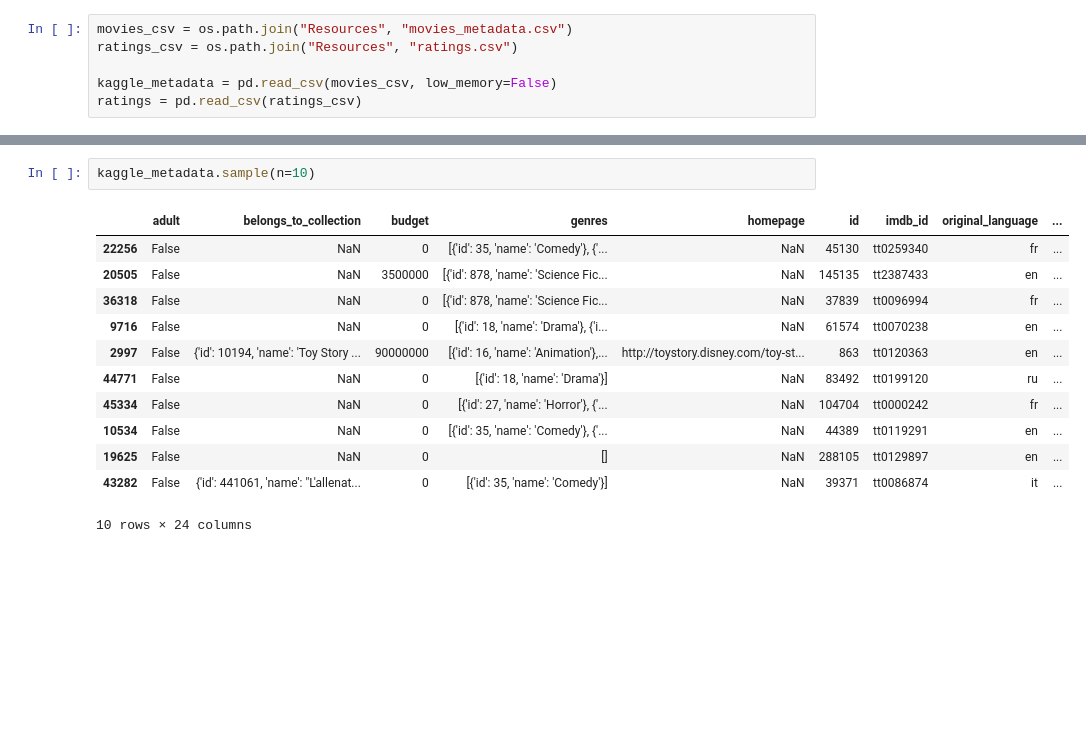
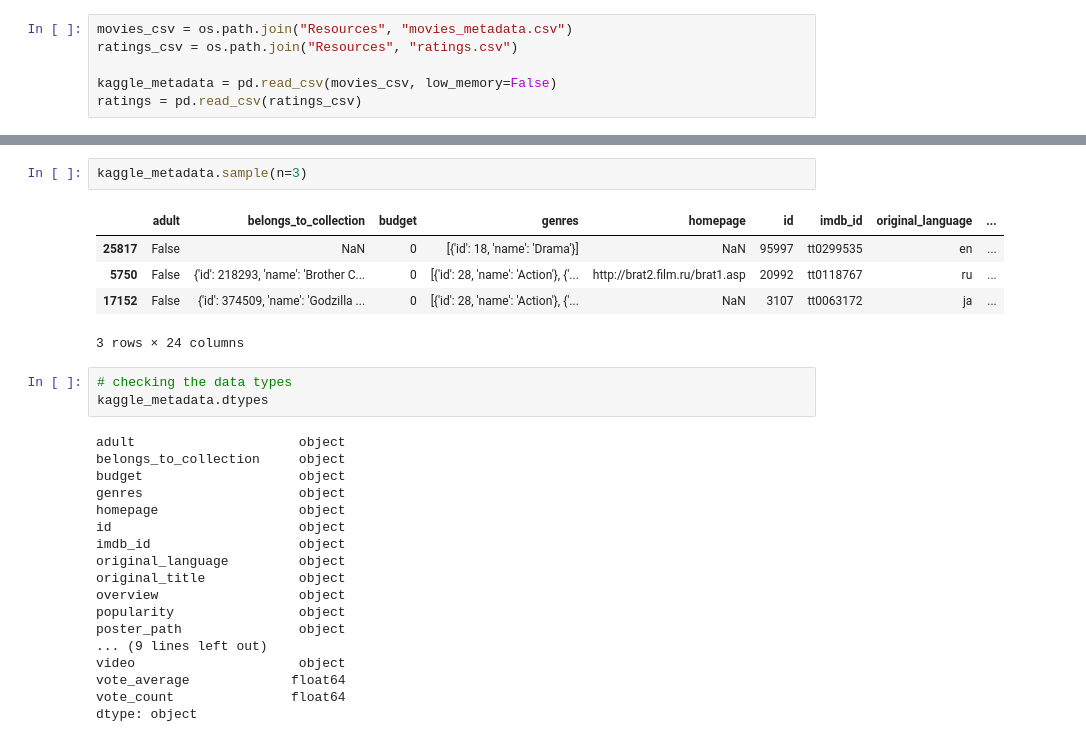
Before and after one commit to Baylex/Movies-ETL, a Jupyter notebook: Extract.ipynb, the cells around one changed output, grey strips where cells are left out. Drawn from its saved outputs; the diff is of its cells as text; blank space fills up the shorter version.

```diff
--- a/Extract.ipynb
+++ b/Extract.ipynb
@@ -115,15 +111,29 @@ ratings.sample(n=5)
 # %%
-kaggle_metadata.sample(n=10)
+kaggle_metadata.sample(n=3)
 # %% [output]
 |  | adult | belongs_to_collection | budget | genres | homepage | id | imdb_id | original_language | ... |
-| 22256 | False | NaN | 0 | [{'id': 35, 'name': 'Comedy'}, {'... | NaN | 45130 | tt0259340 | fr | ... |
-| 20505 | False | NaN | 3500000 | [{'id': 878, 'name': 'Science Fic... | NaN | 145135 | tt2387433 | en | ... |
-| 36318 | False | NaN | 0 | [{'id': 878, 'name': 'Science Fic... | NaN | 37839 | tt0096994 | fr | ... |
-| 9716 | False | NaN | 0 | [{'id': 18, 'name': 'Drama'}, {'i... | NaN | 61574 | tt0070238 | en | ... |
-| 2997 | False | {'id': 10194, 'name': 'Toy Story ... | 90000000 | [{'id': 16, 'name': 'Animation'},... | http://toystory.disney.com/toy-st... | 863 | tt0120363 | en | ... |
-| 44771 | False | NaN | 0 | [{'id': 18, 'name': 'Drama'}] | NaN | 83492 | tt0199120 | ru | ... |
-| 45334 | False | NaN | 0 | [{'id': 27, 'name': 'Horror'}, {'... | NaN | 104704 | tt0000242 | fr | ... |
-| 10534 | False | NaN | 0 | [{'id': 35, 'name': 'Comedy'}, {'... | NaN | 44389 | tt0119291 | en | ... |
-| 19625 | False | NaN | 0 | [] | NaN | 288105 | tt0129897 | en | ... |
-| 43282 | False | {'id': 441061, 'name': "L'allenat... | 0 | [{'id': 35, 'name': 'Comedy'}] | NaN | 39371 | tt0086874 | it | ... |
+| 25817 | False | NaN | 0 | [{'id': 18, 'name': 'Drama'}] | NaN | 95997 | tt0299535 | en | ... |
+| 5750 | False | {'id': 218293, 'name': 'Brother C... | 0 | [{'id': 28, 'name': 'Action'}, {'... | http://brat2.film.ru/brat1.asp | 20992 | tt0118767 | ru | ... |
+| 17152 | False | {'id': 374509, 'name': 'Godzilla ... | 0 | [{'id': 28, 'name': 'Action'}, {'... | NaN | 3107 | tt0063172 | ja | ... |
-10 rows × 24 columns
+3 rows × 24 columns
+# %%
+# checking the data types
+kaggle_metadata.dtypes
+# %% [output]
+adult                     object
+belongs_to_collection     object
+budget                    object
+genres                    object
+homepage                  object
+id                        object
+imdb_id                   object
+original_language         object
+original_title            object
+overview                  object
+popularity                object
+poster_path               object
+... (9 lines left out)
+video                     object
+vote_average             float64
+vote_count               float64
+dtype: object
```
Also changed, not shown: parts of 29 cells of this notebook.
